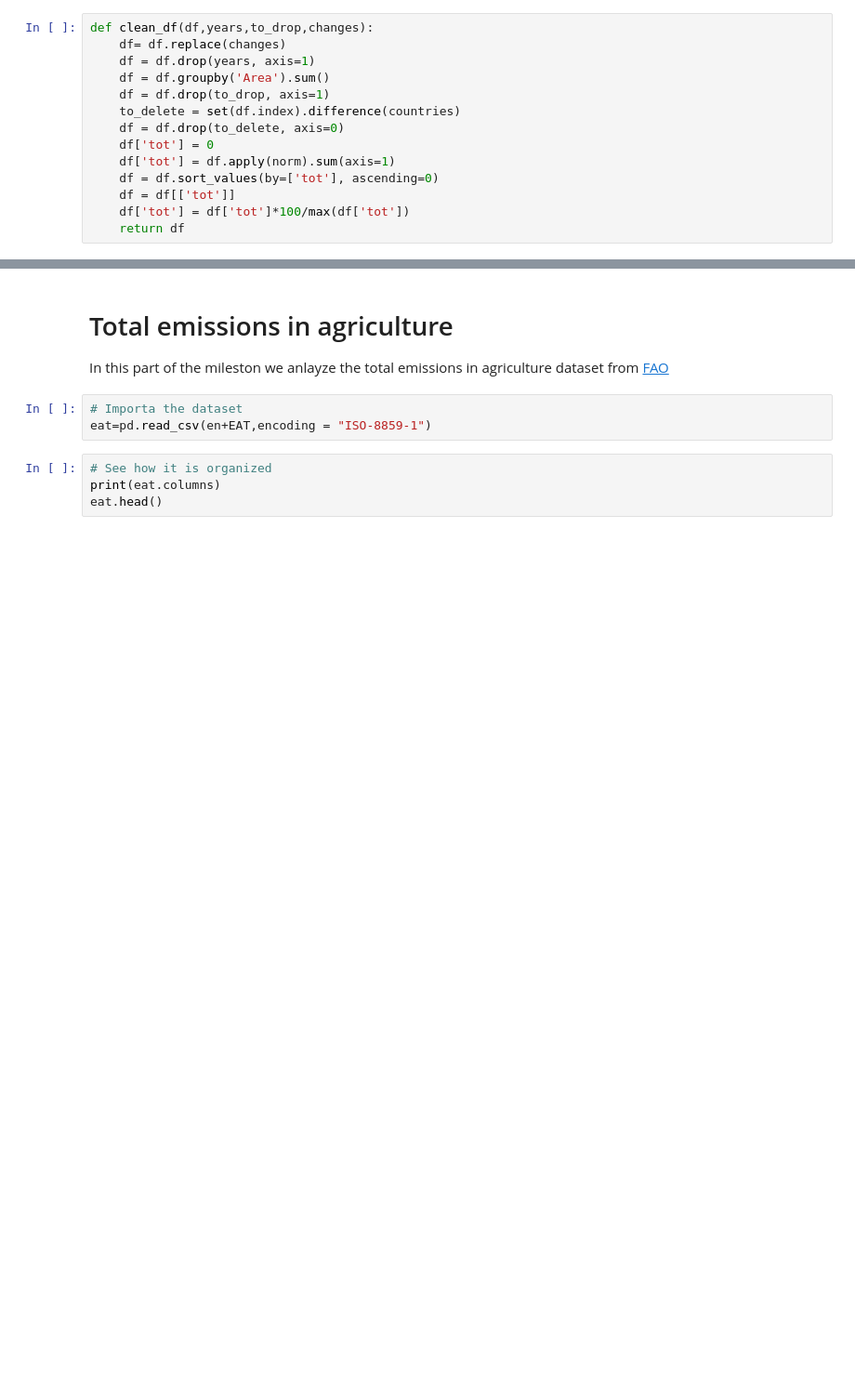
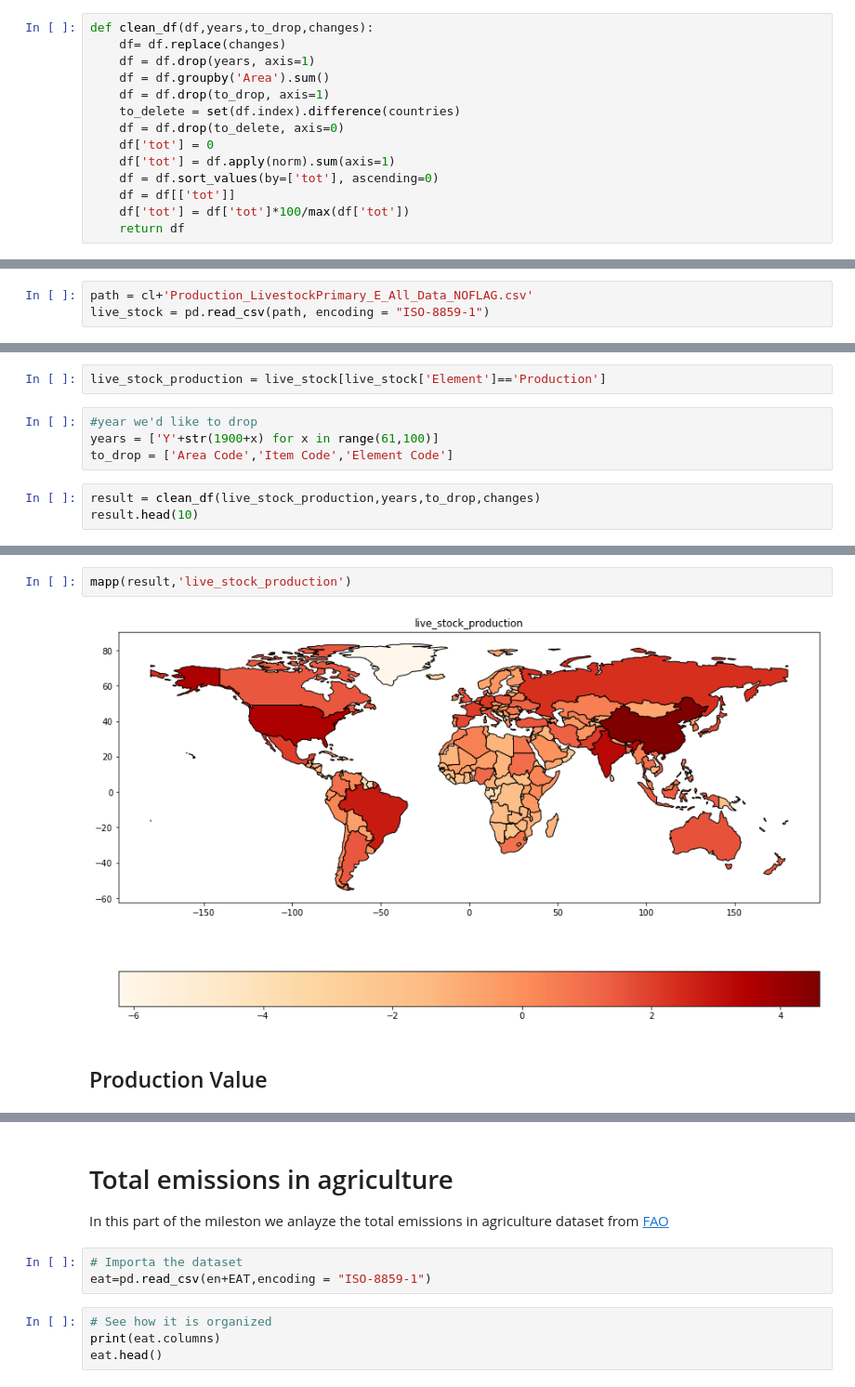
Before and after one commit to GabboM/ADA_Project, a Jupyter notebook: Milestone_2.ipynb, the cells around one changed output, grey strips where cells are left out. Shown at 93% size. Drawn from its saved outputs; the diff is of its cells as text; blank space fills up the shorter version.

```diff
--- a/Milestone_2.ipynb
+++ b/Milestone_2.ipynb
@@ -264,0 +306,3 @@ def clean_df(df,years,to_drop,changes):
+# %%
+path = cl+'Production_LivestockPrimary_E_All_Data_NOFLAG.csv'
+live_stock = pd.read_csv(path, encoding = "ISO-8859-1")
@@ -264,0 +319,9 @@ def clean_df(df,years,to_drop,changes):
+# %%
+live_stock_production = live_stock[live_stock['Element']=='Production']
+# %%
+#year we'd like to drop
+years = ['Y'+str(1900+x) for x in range(61,100)]
+to_drop = ['Area Code','Item Code','Element Code']
+# %%
+result = clean_df(live_stock_production,years,to_drop,changes)
+result.head(10)
@@ -264,0 +341,6 @@ def clean_df(df,years,to_drop,changes):
+# %%
+mapp(result,'live_stock_production')
+# %% [output]
+[figure, added]
+# %% [markdown]
+## Production Value
```
Also changed, not shown: parts of 73 cells of this notebook.
